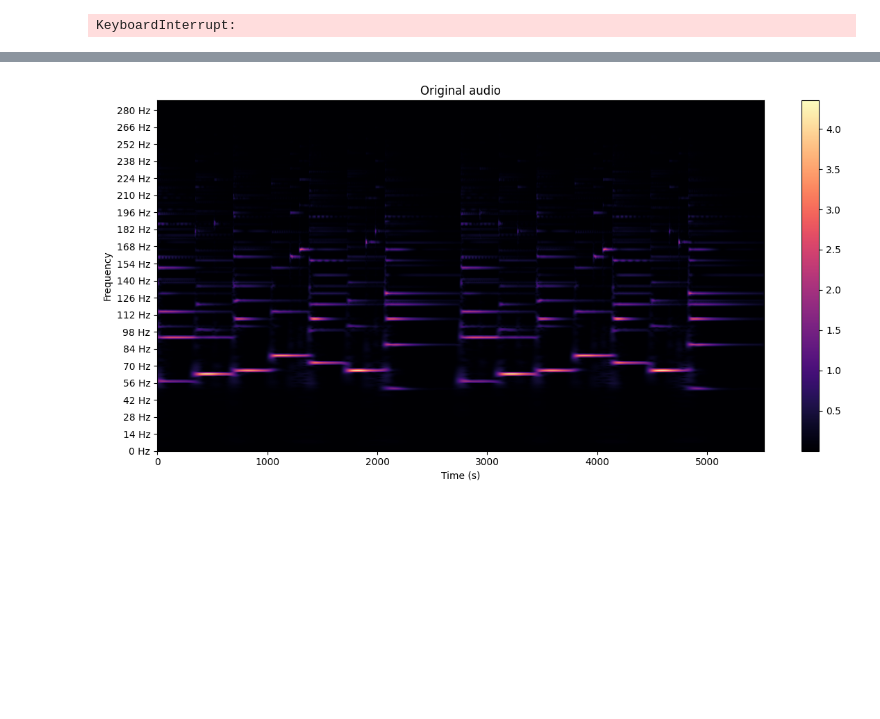
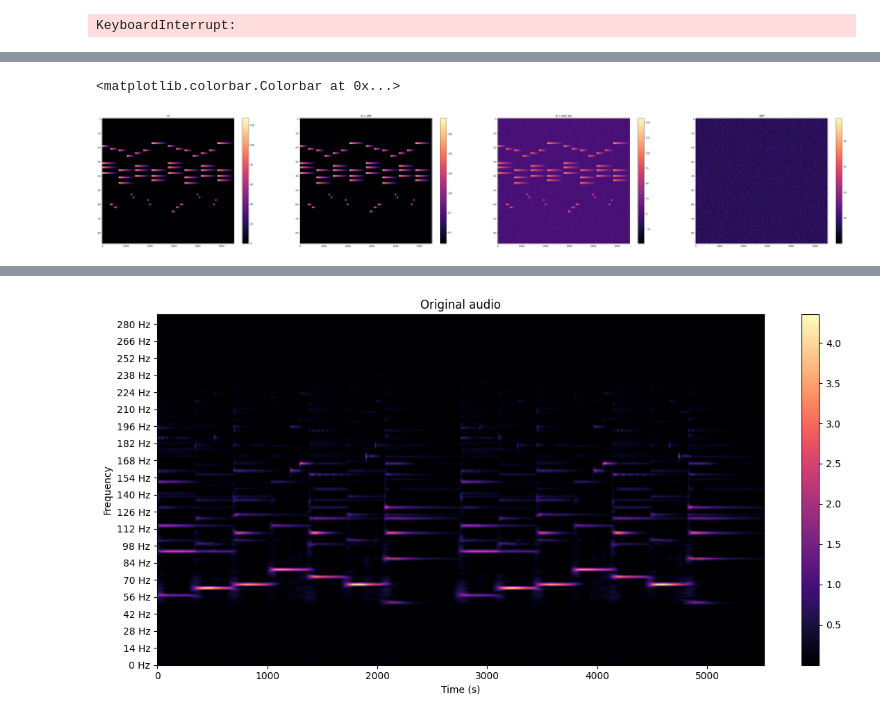
Before and after one commit to edabier/Unrolled-NMF, a Jupyter notebook: training_on_dataset.ipynb, the cells around one changed output, grey strips where cells are left out. Cells and saved outputs as stored; diff of their text form; code cells hidden in the pictures; blank space fills up the shorter version.

```diff
--- a/training_on_dataset.ipynb
+++ b/training_on_dataset.ipynb
@@ -125,0 +156,26 @@ print(utils.compute_metrics(H_hat, H))
+# %%
+sigma = 10
+H_m = H + sigma*torch.randn(H.shape)
+diff = torch.abs(H_m - H)
+H_2 = H + diff.max()*torch.ones_like(H)
+
+fig, ax = plt.subplots(1, 4, figsize=(60,10))
+
+im1 = ax[0].imshow(H,  aspect="auto", cmap='magma')
+ax[0].set_title("H")
+fig.colorbar(im1, ax=ax[0])
+
+im2 = ax[1].imshow(H_2,  aspect="auto", cmap='magma')
+ax[1].set_title("H + diff")
+fig.colorbar(im2, ax=ax[1])
+
+im3 = ax[2].imshow(H_m,  aspect="auto", cmap='magma')
+ax[2].set_title(f"H + N(0,{sigma})")
+fig.colorbar(im3, ax=ax[2])
+
+im4 = ax[3].imshow(diff,  aspect="auto", cmap='magma')
+ax[3].set_title("Diff")
+fig.colorbar(im4, ax=ax[3])
+# %% [output]
+<matplotlib.colorbar.Colorbar at 0x...>
+[figure, added]
```
Also changed, not shown: parts of 7 cells of this notebook, 5 other files.
